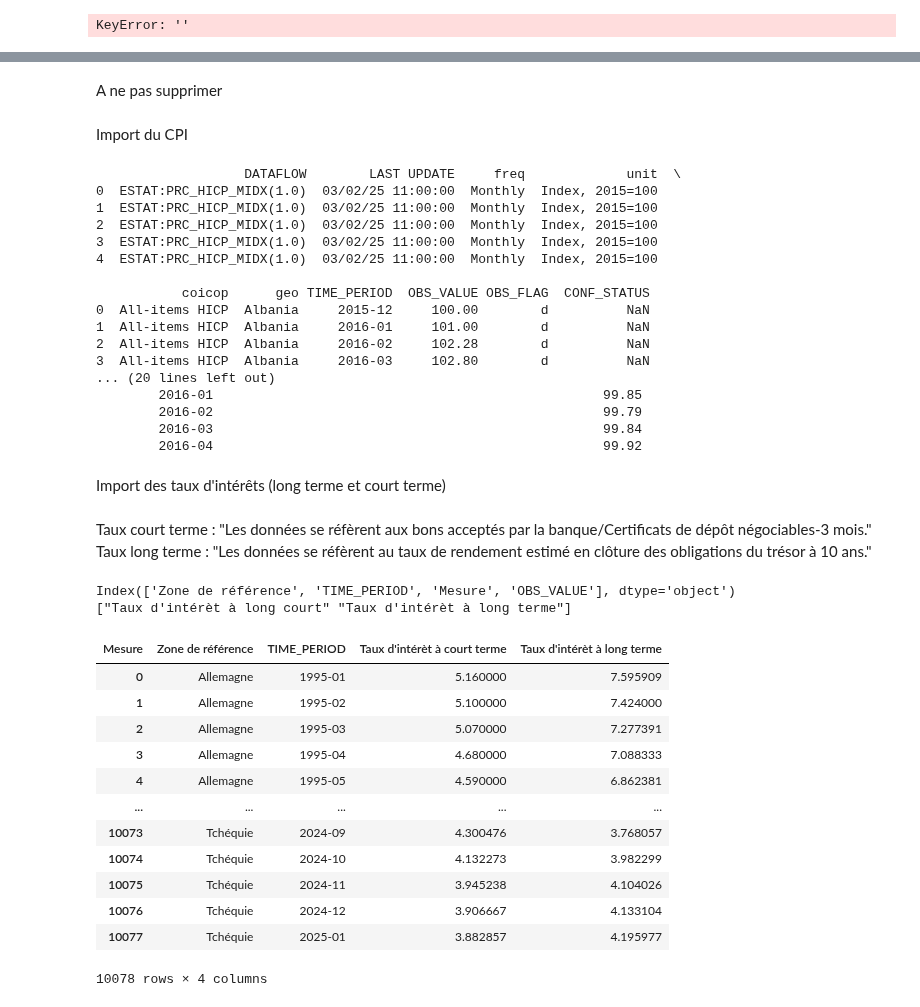
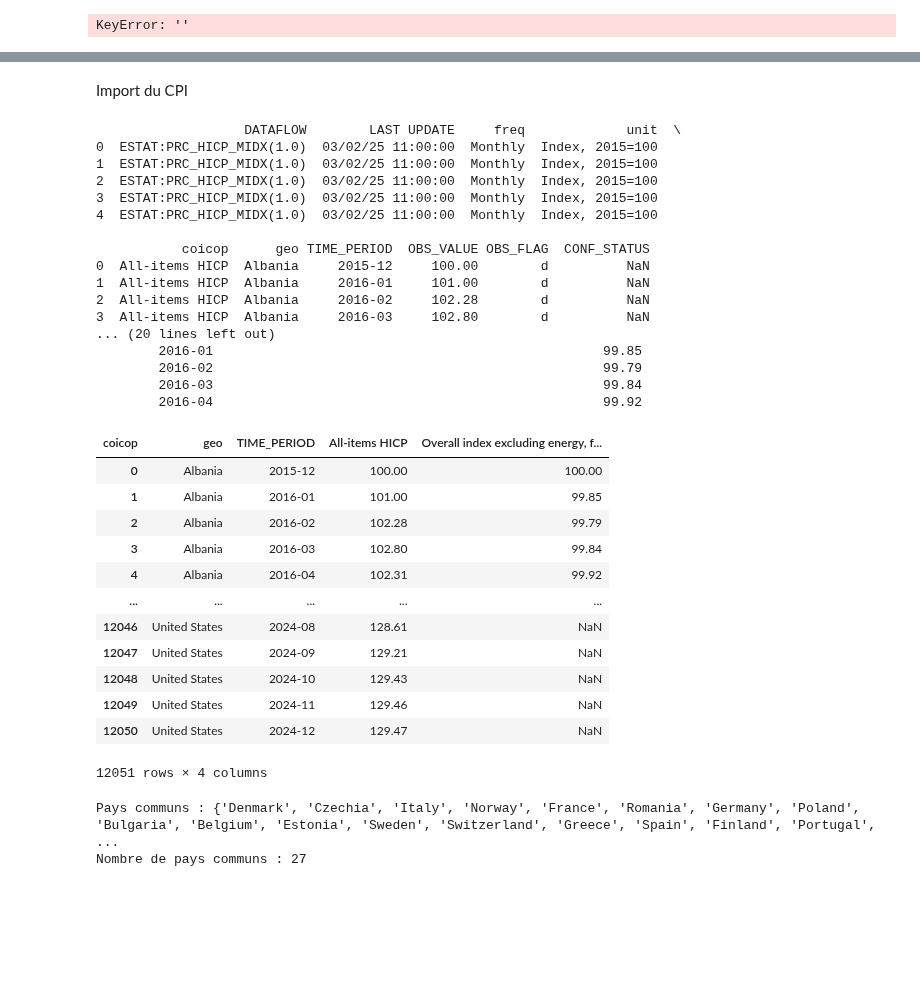
Before and after one commit to enriquealarcon01/Stat-App, a Jupyter notebook: Stat'App- test données.ipynb, the cells around one changed output, grey strips where cells are left out. Drawn from its saved outputs; the diff is of its cells as text; code cells hidden in the pictures; blank space fills up the shorter version.

```diff
--- a/Stat'App- test données.ipynb
+++ b/Stat'App- test données.ipynb
@@ -347,76 +367,64 @@ United Kingdom   5.326667  5.203333  5.166667  4.946667  4.690000
-# %% [markdown]
-A ne pas supprimer
 # %% [markdown]
 Import du CPI
 # %%
-# ne pas cupprimer ça
-import pandas as pd
+# données téléchargées depuis le site de eurostat
 
 # décompresser le fichier qui était en .gz
 df_cpi = pd.read_csv("estat_prc_hicp_midx_filtered_en.csv.gz", compression="gzip")
 print(df_cpi.head())
 
 # Sélectionner les variables utiles
 df_cpi = df_cpi[['coicop','geo', 'TIME_PERIOD', 'OBS_VALUE']]
 print(df_cpi.head())
 print(df_cpi['coicop'].unique())
 
 # mettre les deux variables de cpi différentes dans deux colonnes (car actuellement elles sont en ligne : voir la variable coicop))
 df_cpi_pivot = df_cpi.pivot(index=['geo', 'TIME_PERIOD'], columns='coicop', values='OBS_VALUE')
 print(df_cpi_pivot.head())
 df_cpi_pivot = df_cpi_pivot.reset_index()
+df_cpi_pivot
 # %% [output]
                    DATAFLOW        LAST UPDATE     freq             unit  \
 0  ESTAT:PRC_HICP_MIDX(1.0)  03/02/25 11:00:00  Monthly  Index, 2015=100
 1  ESTAT:PRC_HICP_MIDX(1.0)  03/02/25 11:00:00  Monthly  Index, 2015=100
 2  ESTAT:PRC_HICP_MIDX(1.0)  03/02/25 11:00:00  Monthly  Index, 2015=100
 3  ESTAT:PRC_HICP_MIDX(1.0)  03/02/25 11:00:00  Monthly  Index, 2015=100
 4  ESTAT:PRC_HICP_MIDX(1.0)  03/02/25 11:00:00  Monthly  Index, 2015=100
 
            coicop      geo TIME_PERIOD  OBS_VALUE OBS_FLAG  CONF_STATUS
 0  All-items HICP  Albania     2015-12     100.00        d          NaN
 1  All-items HICP  Albania     2016-01     101.00        d          NaN
 2  All-items HICP  Albania     2016-02     102.28        d          NaN
 3  All-items HICP  Albania     2016-03     102.80        d          NaN
 ... (20 lines left out)
         2016-01                                                  99.85
         2016-02                                                  99.79
         2016-03                                                  99.84
         2016-04                                                  99.92
+| coicop | geo | TIME_PERIOD | All-items HICP | Overall index excluding energy, f... |
+| 0 | Albania | 2015-12 | 100.00 | 100.00 |
+| 1 | Albania | 2016-01 | 101.00 | 99.85 |
+| 2 | Albania | 2016-02 | 102.28 | 99.79 |
+| 3 | Albania | 2016-03 | 102.80 | 99.84 |
+| 4 | Albania | 2016-04 | 102.31 | 99.92 |
+| ... | ... | ... | ... | ... |
+| 12046 | United States | 2024-08 | 128.61 | NaN |
+| 12047 | United States | 2024-09 | 129.21 | NaN |
+| 12048 | United States | 2024-10 | 129.43 | NaN |
+| 12049 | United States | 2024-11 | 129.46 | NaN |
+| 12050 | United States | 2024-12 | 129.47 | NaN |
+12051 rows × 4 columns
-# %% [markdown]
-Import des taux d'intérêts (long terme et court terme)
-# %% [markdown]
-Taux court terme : "Les données se réfèrent aux bons acceptés par la banque/Certificats de dépôt négociables-3 mois."
-Taux long terme : "Les données se réfèrent au taux de rendement estimé en clôture des obligations du trésor à 10 ans."
-# %%
-# données des taux d'intérêts
-
-df_tx_int = pd.read_csv('OECD tx_int_longs_courts.csv', encoding='utf-8')
-
-# Sélectionner les variables utiles
-df_tx_int = df_tx_int[['Zone de référence', 'TIME_PERIOD', 'Mesure', 'OBS_VALUE']]
-print(df_tx_int.columns)
-print(df_tx_int['Mesure'].unique())
-
-# mettre les deux variables de taux d'intérêts différentes dans deux colonnes
-df_tx_int_pivot = df_tx_int.pivot(index=['Zone de référence', 'TIME_PERIOD'], columns='Mesure', values='OBS_VALUE')
-df_tx_int_pivot = df_tx_int_pivot.reset_index()
-df_tx_int_pivot = df_tx_int_pivot.rename(columns={"Taux d'intérèt à long court":"Taux d'intérèt à court terme"})
-
-df_tx_int_pivot
-# %% [output]
-Index(['Zone de référence', 'TIME_PERIOD', 'Mesure', 'OBS_VALUE'], dtype='object')
-["Taux d'intérèt à long court" "Taux d'intérèt à long terme"]
-| Mesure | Zone de référence | TIME_PERIOD | Taux d'intérèt à court terme | Taux d'intérèt à long terme |
-| 0 | Allemagne | 1995-01 | 5.160000 | 7.595909 |
-| 1 | Allemagne | 1995-02 | 5.100000 | 7.424000 |
-| 2 | Allemagne | 1995-03 | 5.070000 | 7.277391 |
-| 3 | Allemagne | 1995-04 | 4.680000 | 7.088333 |
-| 4 | Allemagne | 1995-05 | 4.590000 | 6.862381 |
-| ... | ... | ... | ... | ... |
-| 10073 | Tchéquie | 2024-09 | 4.300476 | 3.768057 |
-| 10074 | Tchéquie | 2024-10 | 4.132273 | 3.982299 |
-| 10075 | Tchéquie | 2024-11 | 3.945238 | 4.104026 |
-| 10076 | Tchéquie | 2024-12 | 3.906667 | 4.133104 |
-| 10077 | Tchéquie | 2025-01 | 3.882857 | 4.195977 |
-10078 rows × 4 columns
+# %%
+#tables en format long à merger :
+set1 = set(df_working_hours_long_eurostat['geo'].unique())
+set2 = set(df_cpi_pivot['geo'].unique())
+set3 = set(df_ST_IR['Reference area'].unique())
+set4 = set(df_LT_IR['Reference area'].unique())
+set5 = set(df_GDP_selected['geo'].unique())
+
+pays_communs = set1 & set2 & set3 & set4 & set5  # Intersection de tous les ensembles
+print("Pays communs :", pays_communs)
+print("Nombre de pays communs :", len(pays_communs))
+# %% [output]
+Pays communs : {'Denmark', 'Czechia', 'Italy', 'Norway', 'France', 'Romania', 'Germany', 'Poland', 'Bulgaria', 'Belgium', 'Estonia', 'Sweden', 'Switzerland', 'Greece', 'Spain', 'Finland', 'Portugal',  ...
+Nombre de pays communs : 27
```
Also changed, not shown: parts of 10 cells of this notebook.
